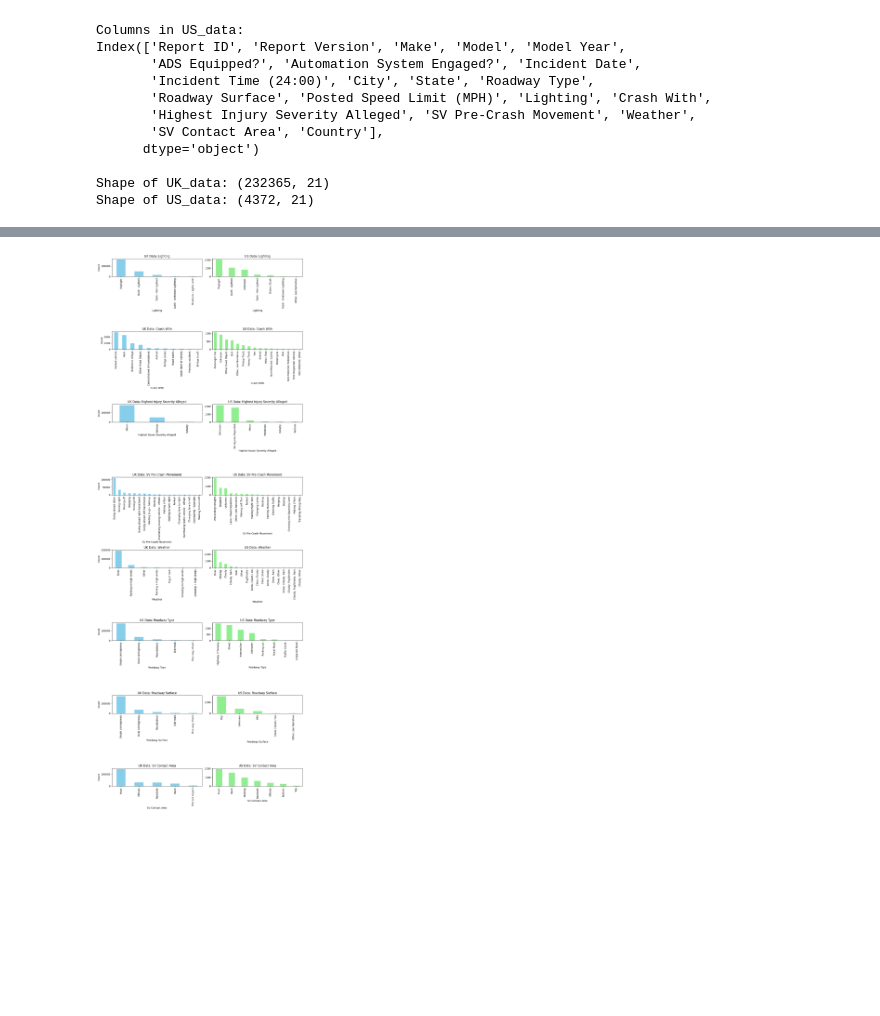
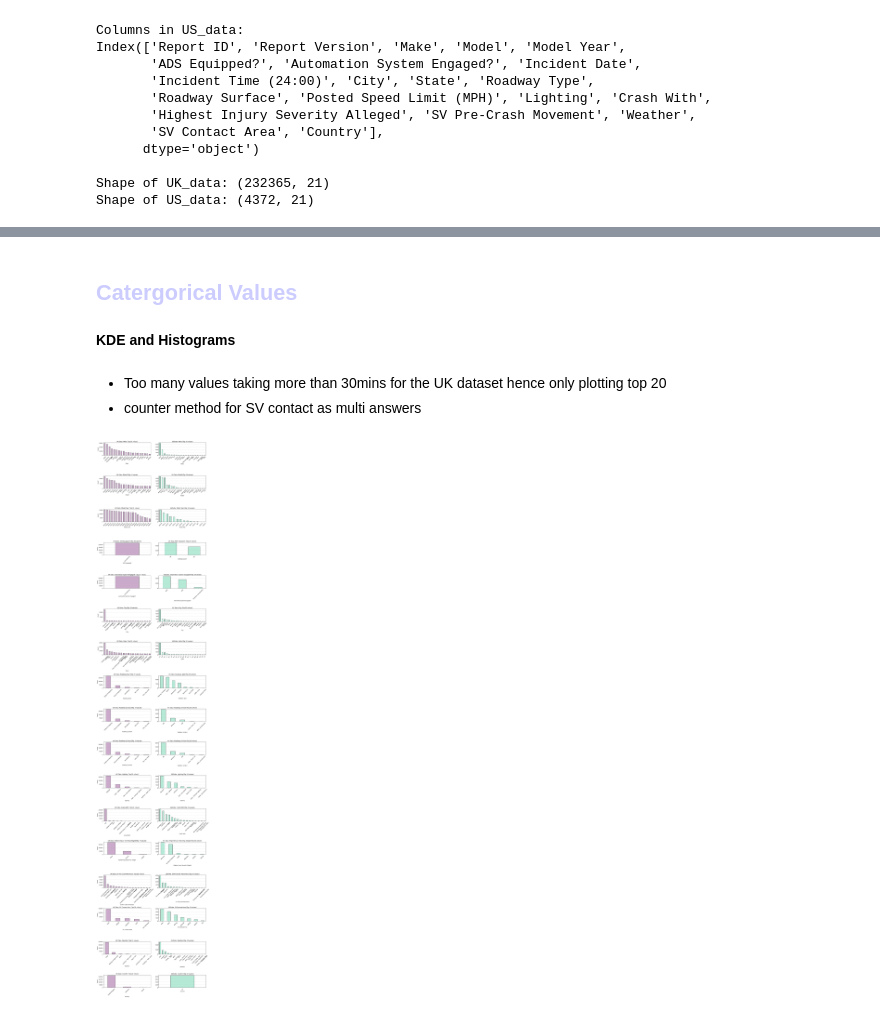
Before and after one commit to mhnrirfan/ML-AI-Risk-Analysis-AV-Data-, a Jupyter notebook: EDA/EDA.Ipynb, the cells around one changed output, grey strips where cells are left out. Saved outputs shown, nothing was run; the diff lists cells and outputs as text; code cells hidden in the pictures; blank space fills up the shorter version.

```diff
--- a/EDA/EDA.Ipynb
+++ b/EDA/EDA.Ipynb
@@ -8,6 +28,6 @@ import plotly.express as px
 # %%
-# Loading the cleaned Datasets
-US_data = pd.read_csv('US-cleaned_data.csv')
+# US Dataset
+US_data = pd.read_csv('/Users/mahnooriqbal/COMP702 Project/ML-AI-Risk-Analysis-AV-Data-/Datasets/US-cleaned_data.csv')
 US_data.head()
 # %% [output]
 |  | Report ID | Report Version | Make | Model | Model Year | ADS Equipped? | Automation System Engaged? | ... |
@@ -19,7 +39,7 @@ US_data.head()
 5 rows × 21 columns
 # %%
-# Loading the cleaned Datasets
-UK_data = pd.read_csv('UK-cleaned_data.csv')
+# UK Dataset
+UK_data = pd.read_csv('/Users/mahnooriqbal/COMP702 Project/ML-AI-Risk-Analysis-AV-Data-/Datasets/UK-cleaned_data.csv')
 UK_data.head()
 # %% [output]
 |  | Report ID | Report Version | Highest Injury Severity Alleged | Incident Date | Incident Time (24:00) | Roadway Type | ... |
@@ -141,0 +88,11 @@ print(area_counts_df)
+# %%
+# Identify numerical and categorical columns
+numerical_columns = ['Posted Speed Limit (MPH)']
+catergorical_columns = [
+    'Make', 'Model', 'Model Year', 'ADS Equipped?',
+    'Automation System Engaged?', 'City', 'State', 'Roadway Type', 'Roadway Surface',
+    'Roadway Surface', 'Lighting', 'Crash With', 'Highest Injury Severity Alleged',
+    'SV Pre-Crash Movement', 'SV Contact Area', 'Weather', 'Country'
+]
+datetime_columns = ['Incident Date', 'Incident Time (24:00)']
+indexing_columns = ['Report ID', 'Report Version']
@@ -142,41 +261,54 @@ print(area_counts_df)
+# %% [markdown]
+## **<span style="color:#CCCCFF;">Catergorical Values</span>**
+# %% [markdown]
+**KDE and Histograms**
+# %% [markdown]
+* Too many values taking more than 30mins for the UK dataset hence only plotting top 20
+* counter method for SV contact as multi answers
 # %%
-from collections import Counter
 
-# Columns to plot
-columns_to_plot = [
-    'Lighting', 'Crash With', 'Highest Injury Severity Alleged',
-    'SV Pre-Crash Movement', 'Weather', 'Roadway Type',
-    'Roadway Surface', 'SV Contact Area'
-]
+fig, axes = plt.subplots(len(catergorical_columns), 2, figsize=(14, len(catergorical_columns)*4), sharey=False)
 
-# Create subplots
-fig, axes = plt.subplots(len(columns_to_plot), 2, figsize=(12, len(columns_to_plot) * 4), sharey=False)
+if len(catergorical_columns) == 1:
+    axes = axes.reshape(1, 2)
 
-for idx, column in enumerate(columns_to_plot):
-    # UK_data bar chart
-    UK_data[column].value_counts().plot(kind='bar', ax=axes[idx, 0], color='skyblue')
-    axes[idx, 0].set_title(f'UK Data: {column}')
+for idx, column in enumerate(catergorical_columns):
+    if column not in UK_data.columns:
+        print(f"Warning: '{column}' not in UK data columns. Skipping.")
+        continue
+    if column not in US_data.columns:
+        print(f"Warning: '{column}' not in US data columns. Skipping.")
+        continue
+
+    # UK Data bar plot - top 20 values
+    uk_counts = UK_data[column].value_counts(dropna=False).head(20)
+    uk_counts.plot(kind='bar', ax=axes[idx, 0], color='#CBAACB',edgecolor='black')  # pastel purple
+    axes[idx, 0].set_title(f'UK Data: {column} (Top 20 values)')
     axes[idx, 0].set_xlabel(column)
     axes[idx, 0].set_ylabel('Count')
+    axes[idx, 0].tick_params(axis='x', rotation=45)
+    axes[idx, 0].grid(axis='y', linestyle='--', alpha=0.7)
 
-    # US_data bar chart
+    # US Data bar plot - top 20 values
     if column == 'SV Contact Area':
-        # Handle combined values for US_data['SV Contact Area']
-        area_series = US_data['SV Contact Area'].dropna()
+        area_series = US_data[column].dropna()
         all_areas = []
-        for item in area_series:
-            parts = [part.strip() for part in item.split(',')]
+        for val in area_series:
+            parts = [part.strip() for part in val.split(',')]
             all_areas.extend(parts)
         area_counts = Counter(all_areas)
-        area_counts_df = pd.Series(area_counts).sort_values(ascending=False)
-        area_counts_df.plot(kind='bar', ax=axes[idx, 1], color='lightgreen')
+        area_counts_df = pd.Series(area_counts).sort_values(ascending=False).head(20)
+        area_counts_df.plot(kind='bar', ax=axes[idx, 1], color='#B5EAD7',edgecolor='black')  # pastel green
     else:
-        US_data[column].value_counts().plot(kind='bar', ax=axes[idx, 1], color='lightgreen')
+        us_counts = US_data[column].value_counts(dropna=False).head(20)
+        us_counts.plot(kind='bar', ax=axes[idx, 1], color='#B5EAD7',edgecolor='black')  # pastel green
 
-    axes[idx, 1].set_title(f'US Data: {column}')
+    axes[idx, 1].set_title(f'US Data: {column} (Top 20 values)')
     axes[idx, 1].set_xlabel(column)
+    axes[idx, 1].tick_params(axis='x', rotation=45)
+    axes[idx, 1].grid(axis='y', linestyle='--', alpha=0.7)
 
 plt.tight_layout()
 plt.show()
 # %% [output]
-[figure, old version]
+[figure, new version]
```
Also changed, not shown: parts of 25 cells of this notebook, 3 other files.
